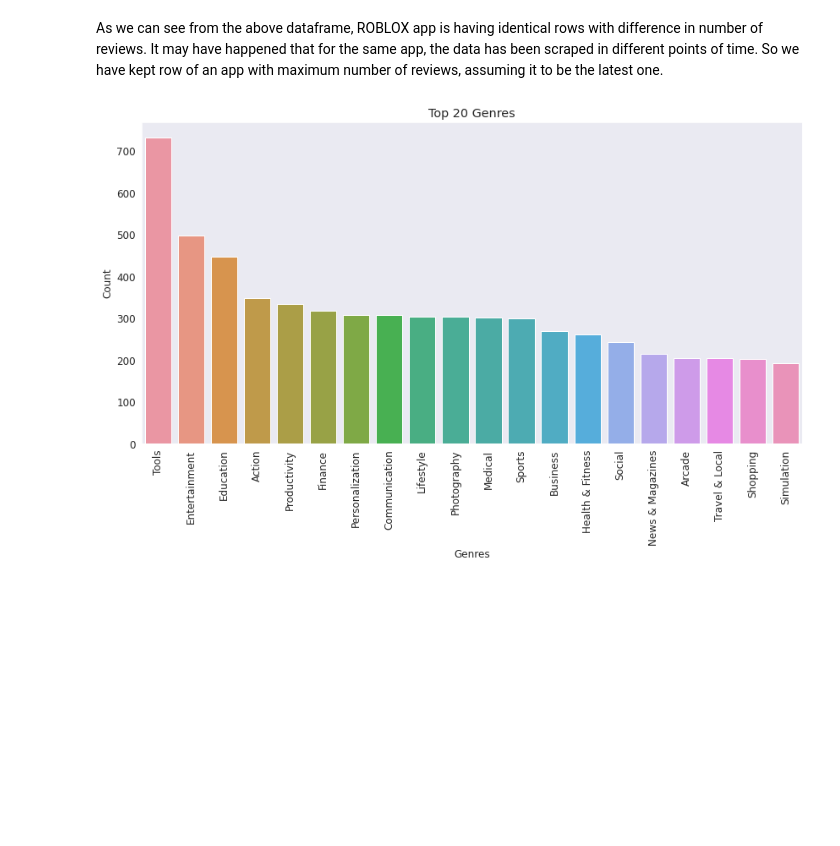
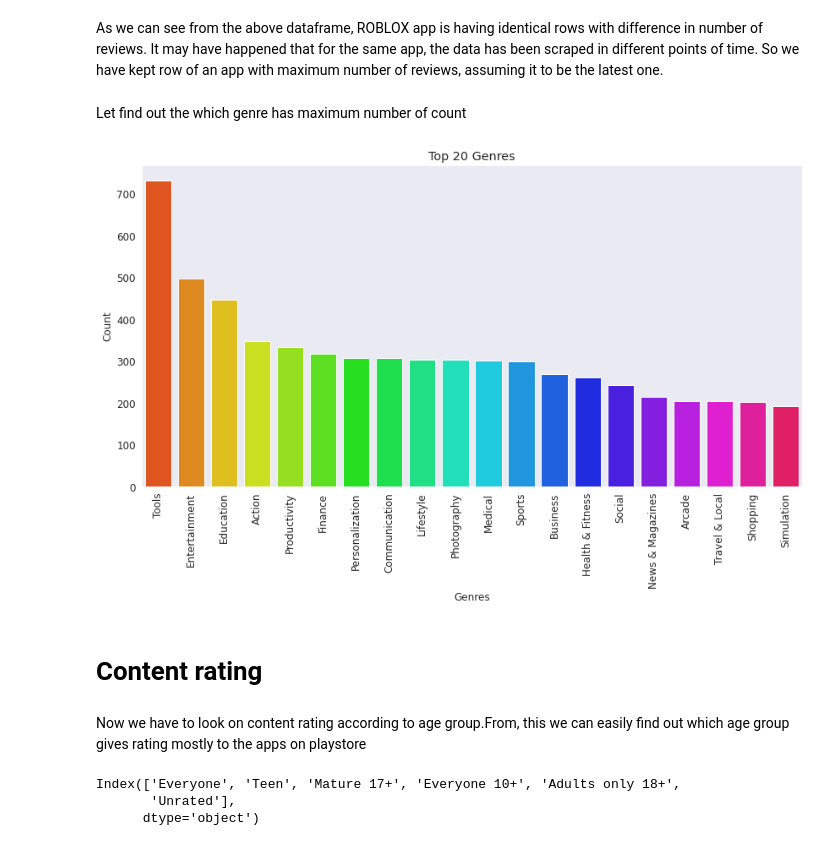
Before and after one commit to Nkbhapkar/EDA-on-playstore, a Jupyter notebook: Capston_1_Play_Store_App_Review_Analysis_Capstone_Project.ipynb, the cells around one changed output. Saved outputs shown, nothing was run; the diff lists cells and outputs as text; code cells hidden in the pictures; blank space fills up the shorter version.

```diff
--- a/Capston_1_Play_Store_App_Review_Analysis_Capstone_Project.ipynb
+++ b/Capston_1_Play_Store_App_Review_Analysis_Capstone_Project.ipynb
@@ -288,6 +321,8 @@ ps_df[ps_df['App']=='ROBLOX']
 As we can see from the above dataframe, ROBLOX app is having identical rows with difference in number of reviews. It may have happened that for the same app, the data has been scraped in different points of time. So we have kept row of an app with maximum number of reviews, assuming it to be the latest one.
 # %%
 ps_df.drop_duplicates(inplace=True)
+# %% [markdown]
+Let find out the which genre has maximum number of count
 # %%
 sns.set_style('dark')
 plt.rcParams['font.size'] = 12
@@ -302,10 +337,21 @@ top_20_genres_installs = top_genres_installs.head(20)
 # %%
 plt.figure(figsize=(14,7))
 plt.xticks(rotation=90)
 plt.xlabel("Genres")
 plt.ylabel("Number of application")
 plt.title("Top 20 Genres")
-sns.barplot(top_20_genres_installs.Genres, top_20_genres_installs.Count)
+sns.barplot(top_20_genres_installs.Genres, top_20_genres_installs.Count,palette= "hsv")
 plt.show()
 # %% [output]
-[figure, old version]
+[figure, new version]
+# %% [markdown]
+# Content rating
+# %% [markdown]
+Now we have to look on content rating according to age group.From, this we can easily find out which age group gives rating mostly to the apps on playstore
+# %%
+x2 = ps_df['Content Rating'].value_counts().index
+x2
+# %% [output]
+Index(['Everyone', 'Teen', 'Mature 17+', 'Everyone 10+', 'Adults only 18+',
+       'Unrated'],
+      dtype='object')
```
Also changed, not shown: parts of 34 cells of this notebook.
